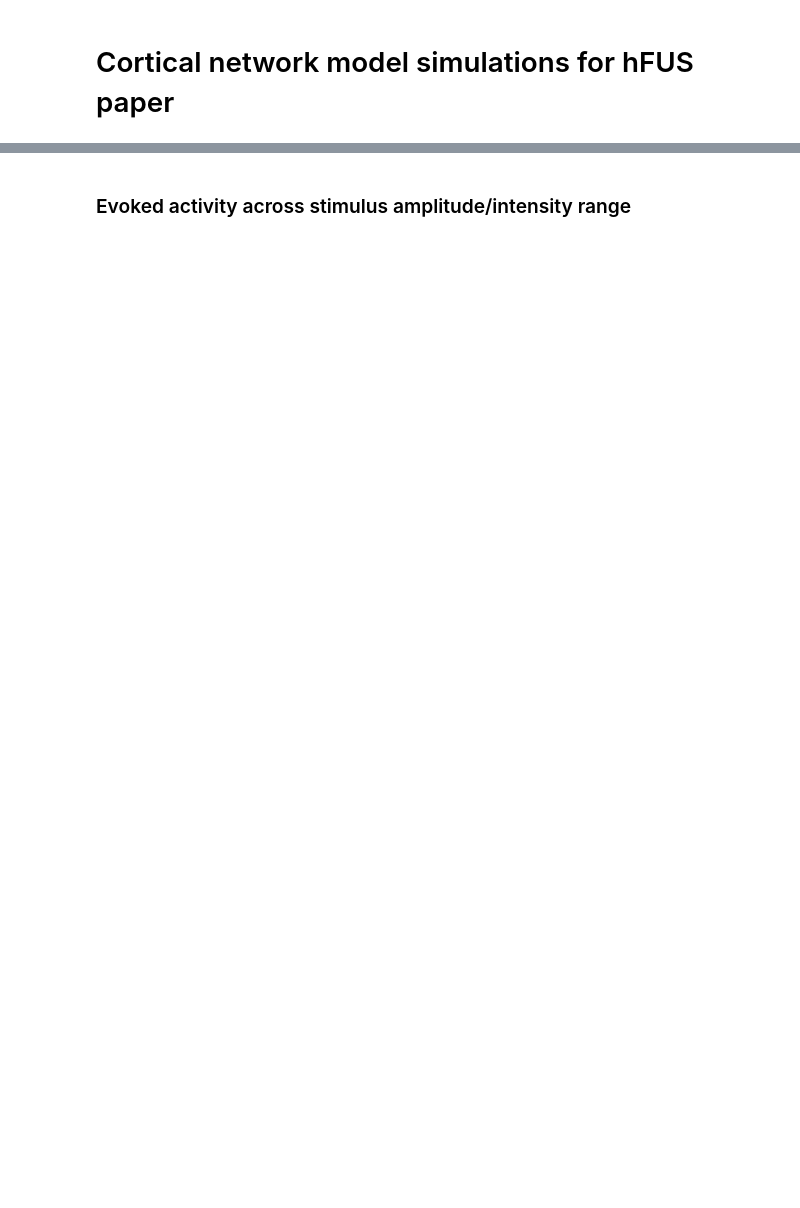
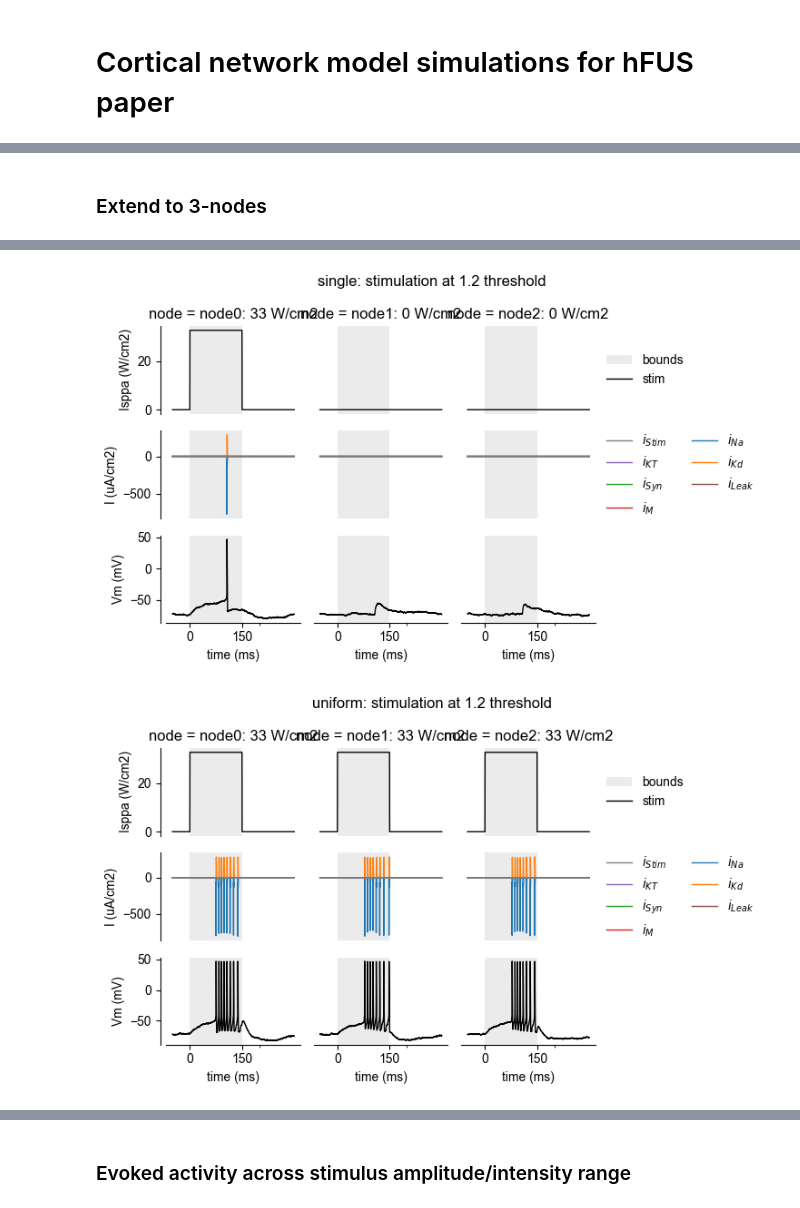
Before and after one commit to tjjlemaire/fusnetwork, a Jupyter notebook: hFUS_paper.ipynb, the cells around one changed output, grey strips where cells are left out. Drawn from its saved outputs; the diff is of its cells as text; code cells hidden in the pictures; blank space fills up the shorter version.

```diff
--- a/hFUS_paper.ipynb
+++ b/hFUS_paper.ipynb
@@ -159,0 +174,43 @@ for kind, xvec in model.get_stimdists().items():
+# %% [markdown]
+### Extend to 3-nodes
+# %%
+# Create 3-nodes network
+model3 = model.copy(nnodes=3)
+model3.connect_nodes(weight=90e-6)  # synaptic weight (S/cm2))
+
+# Plot simulation results at various sub, threshold and supra-threshold amplitudes
+datacomp = {}
+for kind, xvec in model3.get_stimdists().items():
+    rel_Isppa = 1.2
+    Isppa = rel_Isppa * Ithr
+    model3.set_stim(Isppa * xvec)
+    data = model3.simulate()
+    title = f'{kind}: stimulation at {rel_Isppa} threshold'
+    figs[title] = model3.plot_results(
+        data,
+        exclude=[
+            'T',
+            'conductances',
+            # 'currents',
+        ],
+        clip_currents=False,
+    )
+    figs[title].suptitle(title)
+    datacomp[kind] = data
+
+# Compare injected charges by each current in first and second half of stimulus
+datacomp = pd.concat(datacomp, axis=0, names=['kind'])
+charges = model3.compute_charge_by_stimhalf(datacomp).drop(['iNa', 'iKd'], axis=1)
+g = sns.catplot(
+    data=charges.abs().stack().rename(qkey).reset_index(),
+    kind='bar',
+    x='stim. half',
+    hue='current',
+    y=qkey,
+    col='node',
+    row='kind',
+    height=3,
+    palette=model.CURRENTS_CMAP
+)
+figs['3nodes charge comp'] = g.figure
+# %% [output]
@@ -159,0 +232,2 @@ for kind, xvec in model.get_stimdists().items():
+[figure, added]
+[figure, added]
```
Also changed, not shown: parts of 17 cells of this notebook, 2 other files.
